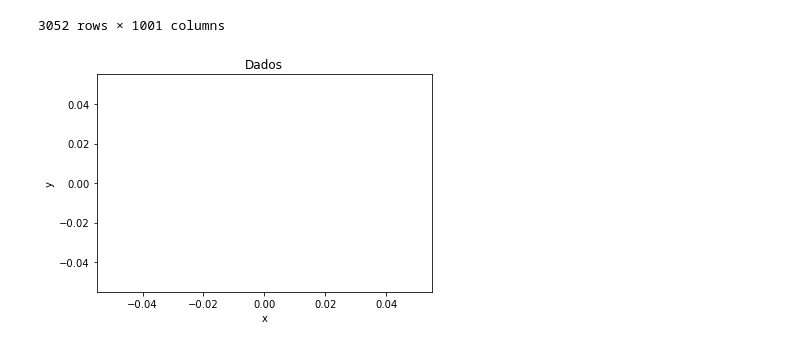
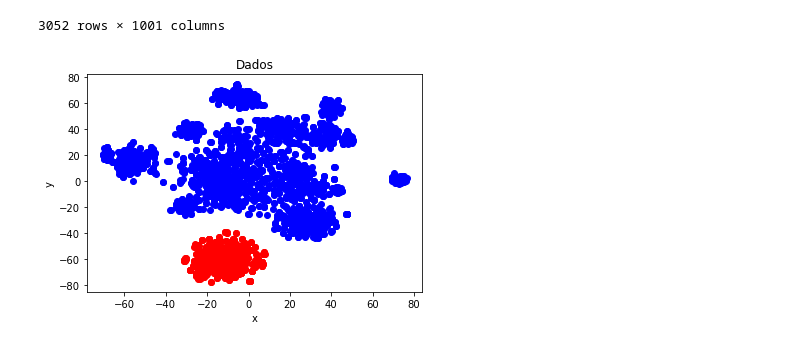
Before and after one commit to PlayerGhost/ciencia_de_dados_data_analysis, a Jupyter notebook: email_classification.ipynb, the cells around one changed output. Cells and saved outputs as stored; diff of their text form; code cells hidden in the pictures.

```diff
--- a/email_classification.ipynb
+++ b/email_classification.ipynb
@@ -280,7 +280,7 @@ dfTfidfArray
 # %%
 arrayTargetsNormais = [0 for _ in arquivosNormais]
 
-arrayTargetsSpam = [0 for _ in arquivosSpam]
+arrayTargetsSpam = [1 for _ in arquivosSpam]
 
 targetsArray = arrayTargetsNormais + arrayTargetsSpam
 
@@ -312,27 +312,27 @@ dfTfidfArray.to_csv("dataset.csv", sep='\t', encoding='utf-8')
 # %%
 model = TSNE(n_components=2, random_state=0)
 array_red = model.fit_transform(dfTfidfArray)
 
 df_tsne = pd.DataFrame(array_red)
 
 dfTfidfArray.columns = dfTfidfArray.columns.str.strip()
 
 target = targetsArray
 
 df_tsne['target'] = target
 
-df_tsne_c1 = df_tsne[df_tsne['target'] == 'Normal']
+df_tsne_c1 = df_tsne[df_tsne['target'] == 0]
 
-df_tsne_c2 = df_tsne[df_tsne['target'] == 'SPAM']
+df_tsne_c2 = df_tsne[df_tsne['target'] == 1]
 
 plt.scatter(df_tsne_c1[0].array,df_tsne_c1[1].array,marker='o',color='blue')
 
 plt.scatter(df_tsne_c2[0].array,df_tsne_c2[1].array,marker='o',color='red')
 
 plt.title('Dados')
 plt.xlabel('x')
 plt.ylabel('y')
 
 plt.show()
 # %% [output]
-[figure, old version]
+[figure, new version]
```
Also changed, not shown: 1 other file.
